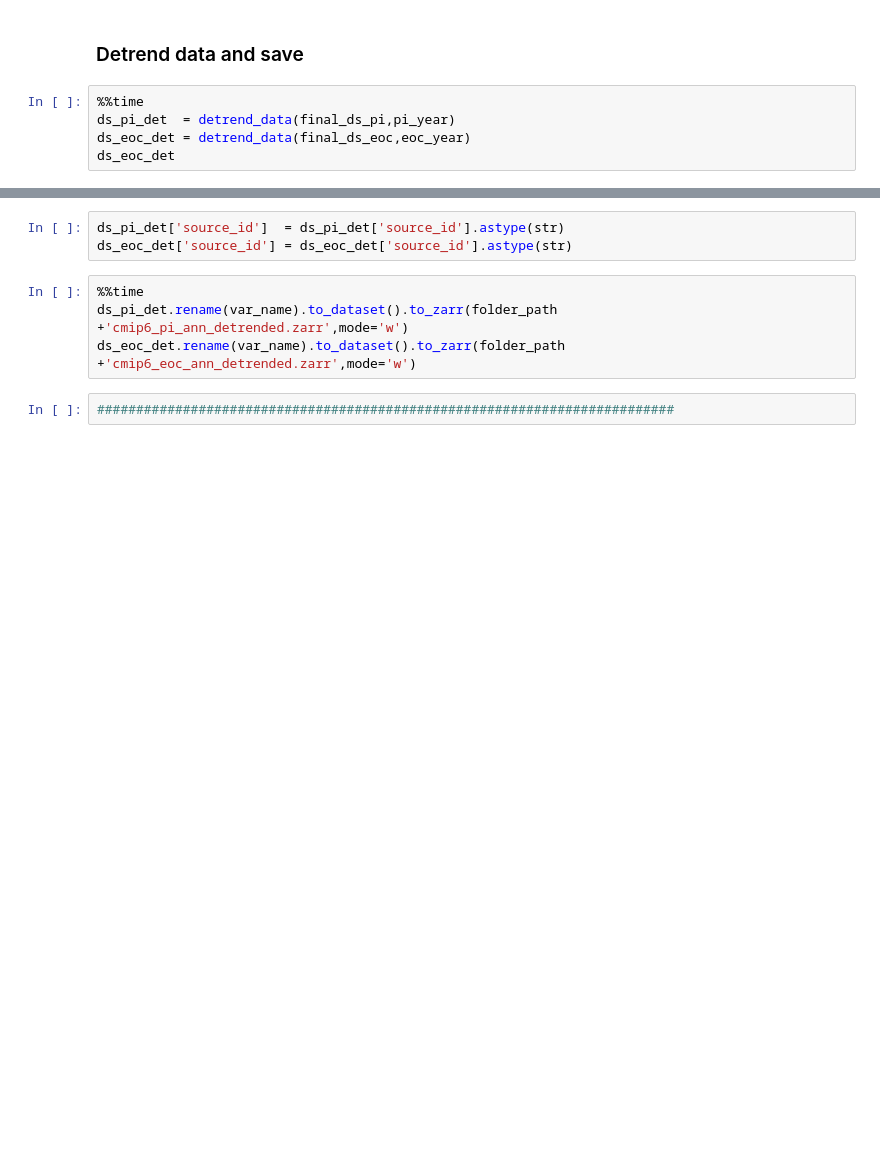
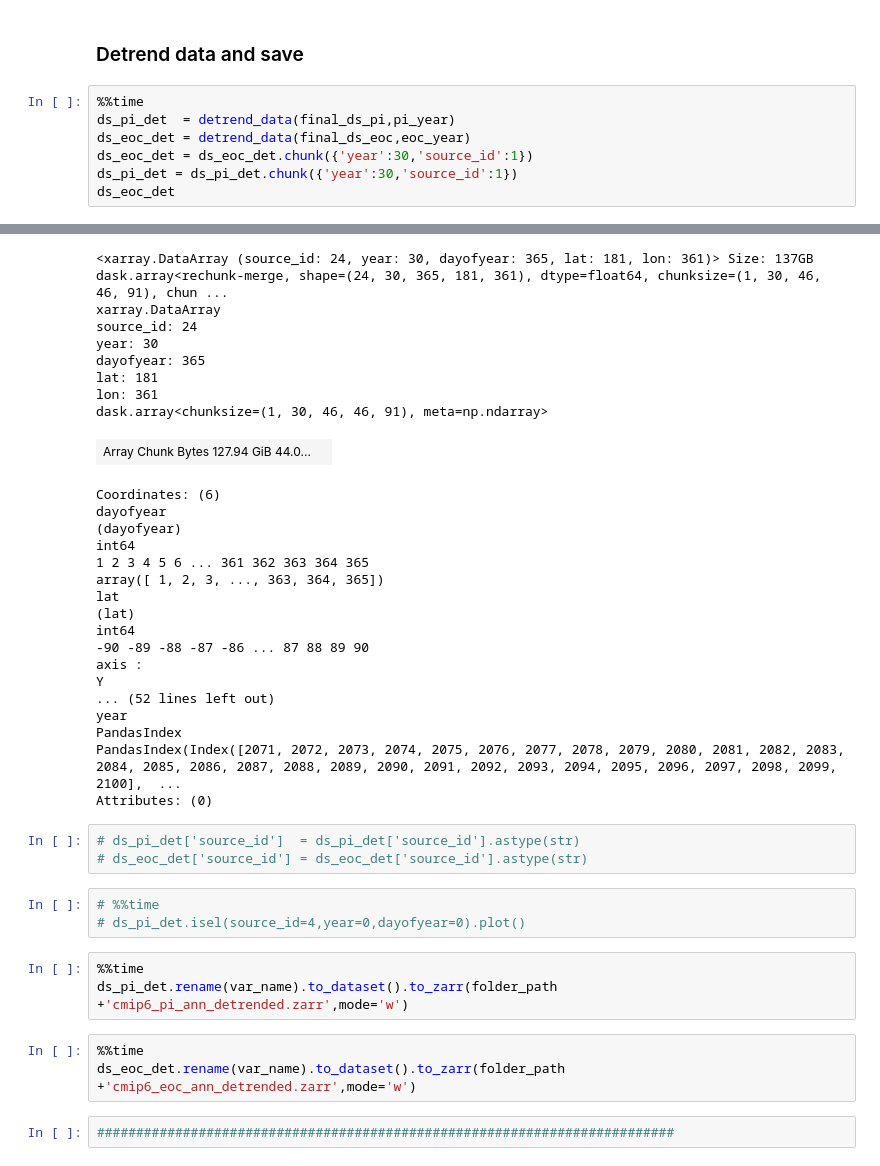
Before and after one commit to hrhampapura/moment_delta_mapping, a Jupyter notebook: notebooks/ncar_casper/01_cmip6_analysis.ipynb, the cells around one changed output, grey strips where cells are left out. Saved outputs shown, nothing was run; the diff lists cells and outputs as text; blank space fills up the shorter version.

```diff
--- a/notebooks/ncar_casper/01_cmip6_analysis.ipynb
+++ b/notebooks/ncar_casper/01_cmip6_analysis.ipynb
@@ -435,4 +457,7 @@ final_ds_eoc
 %%time
 ds_pi_det  = detrend_data(final_ds_pi,pi_year)
 ds_eoc_det = detrend_data(final_ds_eoc,eoc_year)
+ds_eoc_det = ds_eoc_det.chunk({'year':30,'source_id':1})
+ds_pi_det = ds_pi_det.chunk({'year':30,'source_id':1})
 ds_eoc_det
+# %% [output]
@@ -439,10 +466,41 @@ ds_eoc_det
+<xarray.DataArray (source_id: 24, year: 30, dayofyear: 365, lat: 181, lon: 361)> Size: 137GB dask.array<rechunk-merge, shape=(24, 30, 365, 181, 361), dtype=float64, chunksize=(1, 30, 46, 46, 91), chun ...
+xarray.DataArray
+source_id: 24
+year: 30
+dayofyear: 365
+lat: 181
+lon: 361
+dask.array<chunksize=(1, 30, 46, 46, 91), meta=np.ndarray>
+| Array Chunk Bytes 127.94 GiB 44.0... |  |
+Coordinates: (6)
+dayofyear
+(dayofyear)
+int64
+1 2 3 4 5 6 ... 361 362 363 364 365
+array([ 1, 2, 3, ..., 363, 364, 365])
+lat
+(lat)
+int64
+-90 -89 -88 -87 -86 ... 87 88 89 90
+axis :
+Y
+... (52 lines left out)
+year
+PandasIndex
+PandasIndex(Index([2071, 2072, 2073, 2074, 2075, 2076, 2077, 2078, 2079, 2080, 2081, 2082, 2083, 2084, 2085, 2086, 2087, 2088, 2089, 2090, 2091, 2092, 2093, 2094, 2095, 2096, 2097, 2098, 2099, 2100],  ...
+Attributes: (0)
 # %%
-ds_pi_det['source_id']  = ds_pi_det['source_id'].astype(str)
-ds_eoc_det['source_id'] = ds_eoc_det['source_id'].astype(str)
+# ds_pi_det['source_id']  = ds_pi_det['source_id'].astype(str)
+# ds_eoc_det['source_id'] = ds_eoc_det['source_id'].astype(str)
+# %%
+# %%time
+# ds_pi_det.isel(source_id=4,year=0,dayofyear=0).plot()
 # %%
 %%time
 ds_pi_det.rename(var_name).to_dataset().to_zarr(folder_path  +'cmip6_pi_ann_detrended.zarr',mode='w')
-ds_eoc_det.rename(var_name).to_dataset().to_zarr(folder_path +'cmip6_eoc_ann_detrended.zarr',mode='w')
+# %%
+%%time
+ds_eoc_det.rename(var_name).to_dataset().to_zarr(folder_path +'cmip6_eoc_ann_detrended.zarr',mode='w')
 # %%
 ##########################################################################
 # %% [markdown]
```
Also changed, not shown: parts of 13 cells of this notebook.
